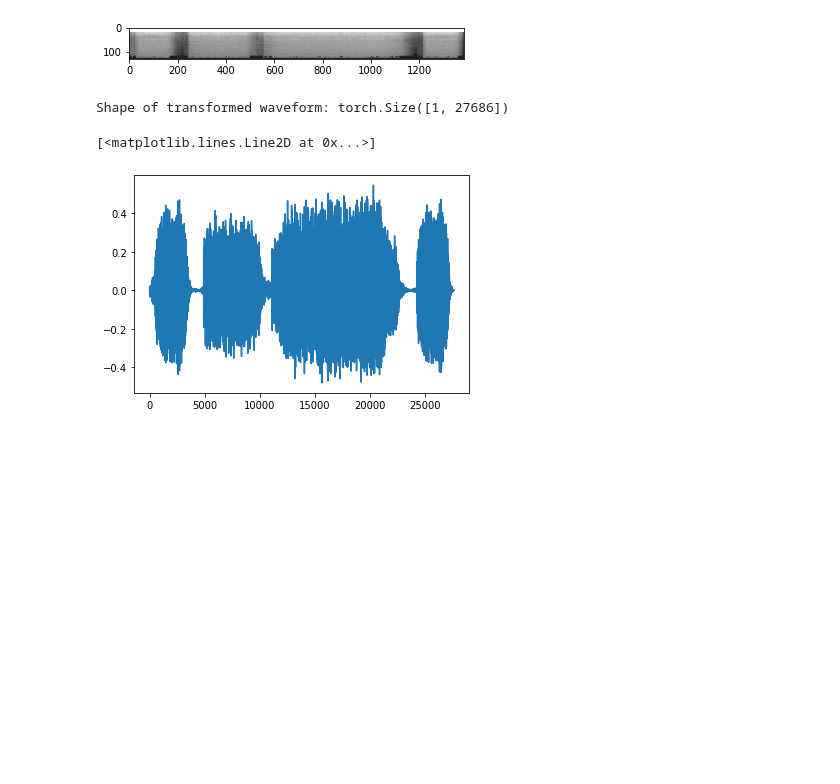
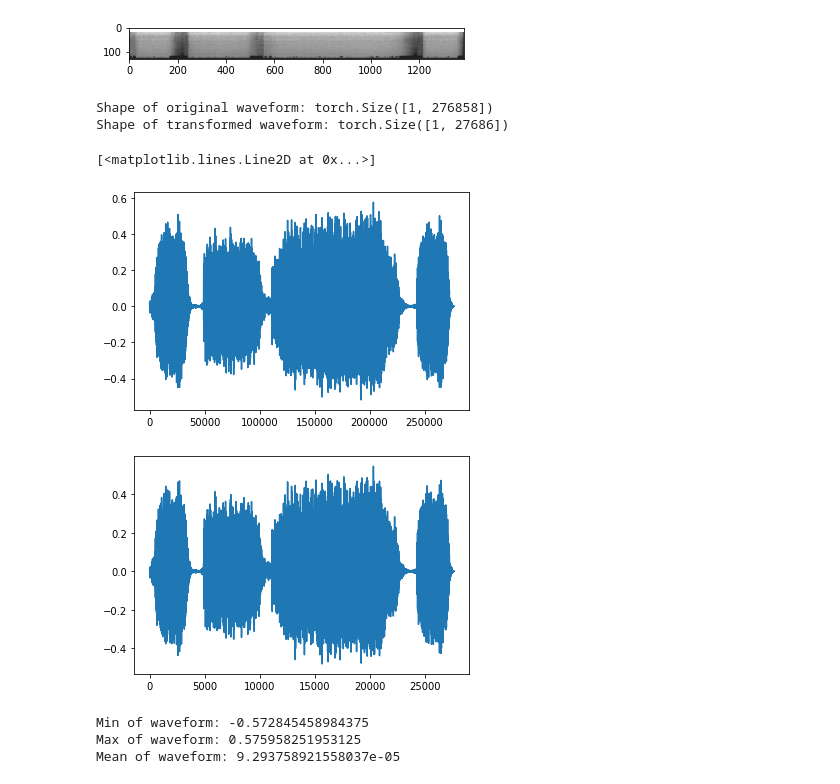
Before and after one commit to markwreinke/OrganStopClassifier, a Jupyter notebook: PytorchAudio.ipynb, the cells around one changed output. Saved outputs shown, nothing was run; the diff lists cells and outputs as text; code cells hidden in the pictures; blank space fills up the shorter version.

```diff
--- a/PytorchAudio.ipynb
+++ b/PytorchAudio.ipynb
@@ -81,17 +81,33 @@ Shape of spectrogram: torch.Size([2, 128, 1385])
 # %%
 # Resample the waveform, one channel at a time
 
 new_sample_rate = sample_rate/10
+channel = 0
+
+# This is to display the original waveform
+transformed2 = torchaudio.transforms.Resample(sample_rate, sample_rate)(waveform[channel, :].view(1,-1))
 
 # Since resample applies to a single channel, we resample first channel here
 channel = 0
 transformed = torchaudio.transforms.Resample(sample_rate, new_sample_rate)(waveform[channel, :].view(1,-1))
+print("Shape of original waveform: {}".format(transformed2.size()))
+print("Shape of transformed waveform: {}".format(transformed.size()))
+plt.figure()
+plt.plot(transformed2[0,:].numpy())
 
-print("Shape of transformed waveform: {}".format(transformed.size()))
 
 plt.figure()
 plt.plot(transformed[0,:].numpy())
 # %% [output]
+Shape of original waveform: torch.Size([1, 276858])
 Shape of transformed waveform: torch.Size([1, 27686])
 [<matplotlib.lines.Line2D at 0x...>]
-[figure, old version]
+[figure, new version]
+[figure, added]
+# %%
+# Check if the tensor is in the interval [-1, 1]
+print("Min of waveform: {}\nMax of waveform: {}\nMean of waveform: {}".format(waveform.min(), waveform.max(), waveform.mean()))
+# %% [output]
+Min of waveform: -0.572845458984375
+Max of waveform: 0.575958251953125
+Mean of waveform: 9.293758921558037e-05
```
Also changed, not shown: parts of 5 cells of this notebook.
